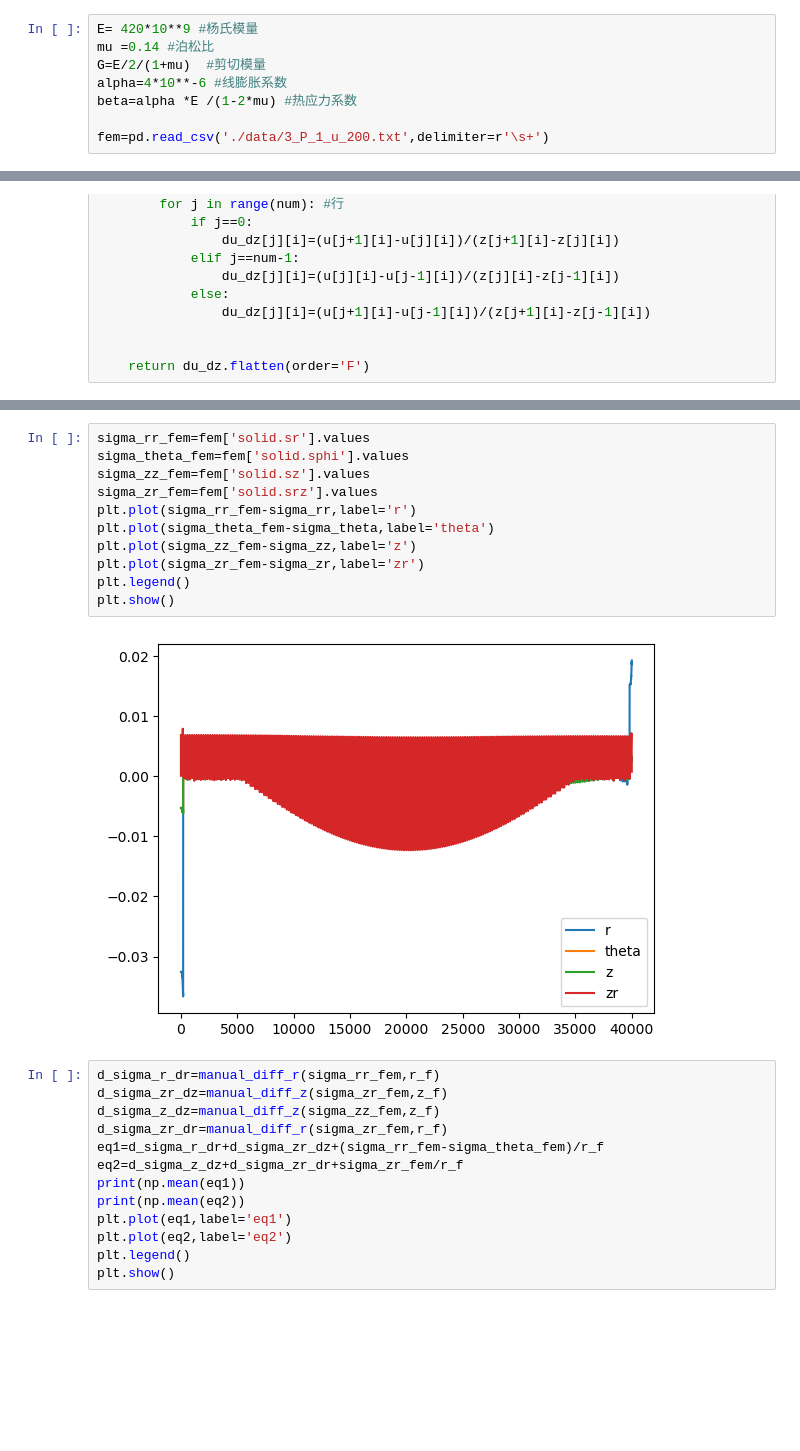
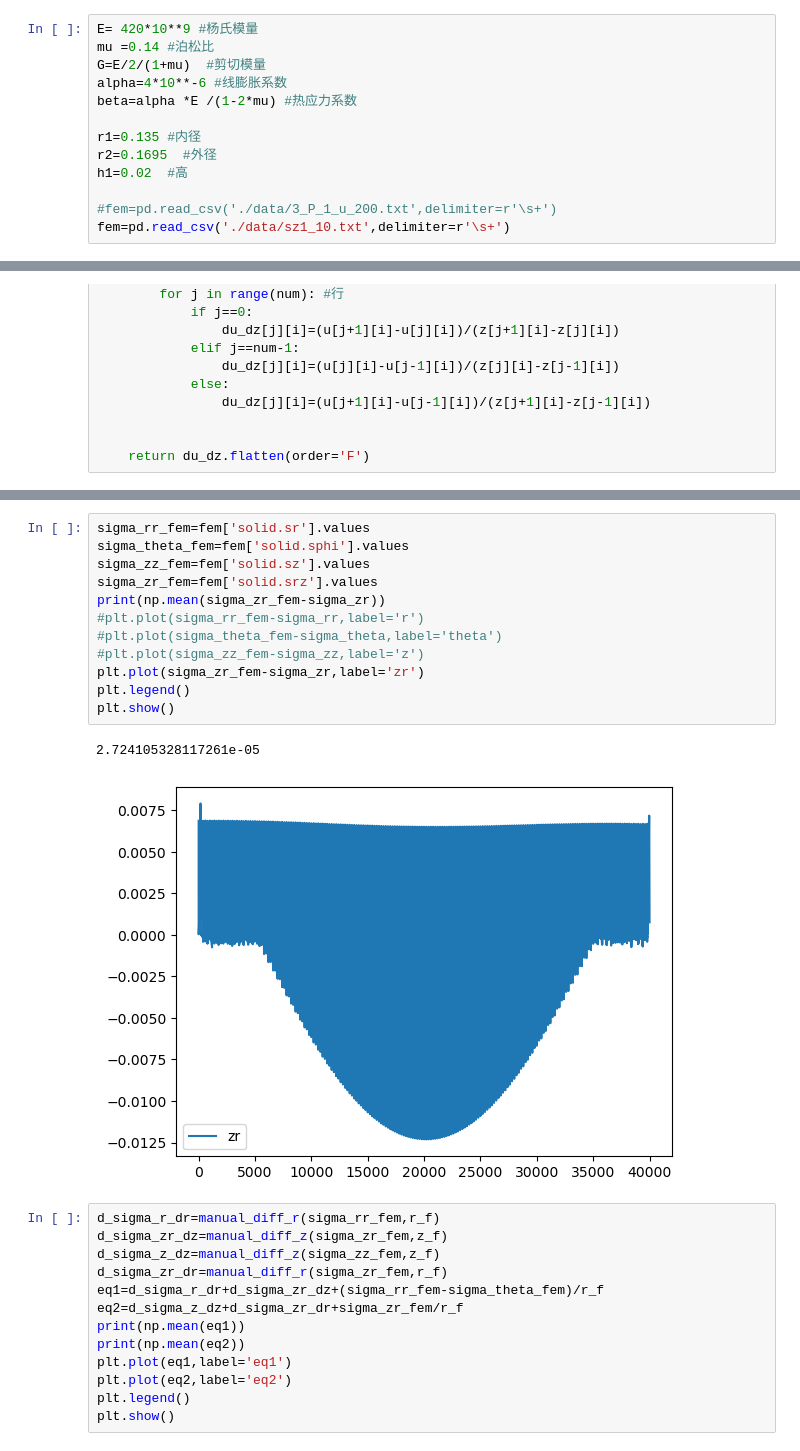
Before and after one commit to Yaoshengtai/PINN-Thermosolid-F-R, a Jupyter notebook: force_forward/force_comsol_detection.ipynb, the cells around one changed output, grey strips where cells are left out. Drawn from its saved outputs; the diff is of its cells as text; blank space fills up the shorter version.

```diff
--- a/force_forward/force_comsol_detection.ipynb
+++ b/force_forward/force_comsol_detection.ipynb
@@ -14,7 +14,12 @@ G=E/2/(1+mu)  #剪切模量
 alpha=4*10**-6 #线膨胀系数
 beta=alpha *E /(1-2*mu) #热应力系数
 
-fem=pd.read_csv('./data/3_P_1_u_200.txt',delimiter=r'\s+')
+r1=0.135 #内径
+r2=0.1695  #外径
+h1=0.02  #高
+
+#fem=pd.read_csv('./data/3_P_1_u_200.txt',delimiter=r'\s+')
+fem=pd.read_csv('./data/sz1_10.txt',delimiter=r'\s+')
 # %%
 def manual_diff_r(u,r,num=200):
     u=u.reshape((num,num)).T
@@ -67,16 +129,18 @@ sigma_zr=G*(dw_dr+du_dz)*10**-12
 # %%
 sigma_rr_fem=fem['solid.sr'].values
 sigma_theta_fem=fem['solid.sphi'].values
 sigma_zz_fem=fem['solid.sz'].values
 sigma_zr_fem=fem['solid.srz'].values
-plt.plot(sigma_rr_fem-sigma_rr,label='r')
-plt.plot(sigma_theta_fem-sigma_theta,label='theta')
-plt.plot(sigma_zz_fem-sigma_zz,label='z')
+print(np.mean(sigma_zr_fem-sigma_zr))
+#plt.plot(sigma_rr_fem-sigma_rr,label='r')
+#plt.plot(sigma_theta_fem-sigma_theta,label='theta')
+#plt.plot(sigma_zz_fem-sigma_zz,label='z')
 plt.plot(sigma_zr_fem-sigma_zr,label='zr')
 plt.legend()
 plt.show()
 # %% [output]
+2.724105328117261e-05
-[figure, old version]
+[figure, new version]
 # %%
 d_sigma_r_dr=manual_diff_r(sigma_rr_fem,r_f)
 d_sigma_zr_dz=manual_diff_z(sigma_zr_fem,z_f)
```
Also changed, not shown: parts of 5 cells of this notebook, 11 other files.
